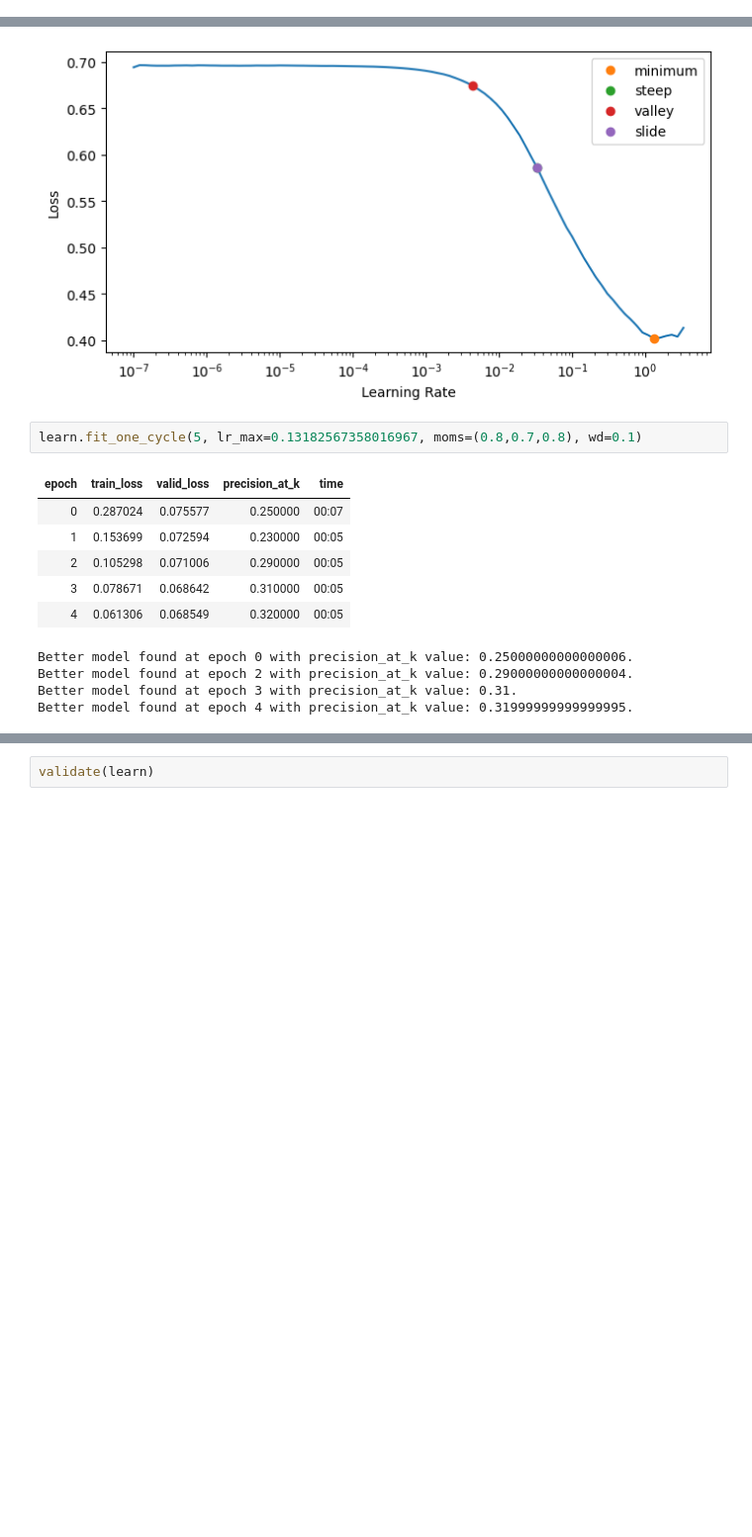
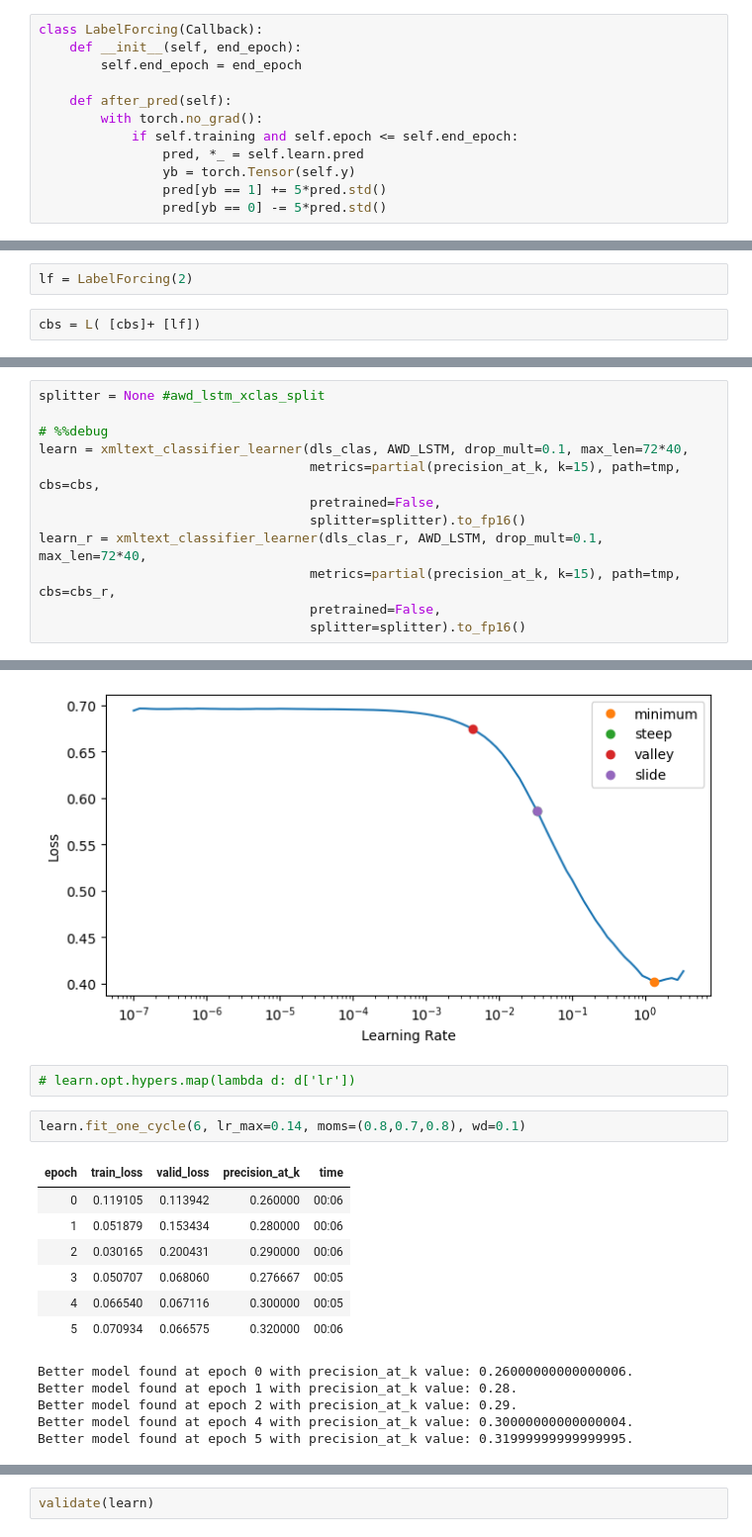
Before and after one commit to debjyotiSRoy/xcube, a Jupyter notebook: nbs/18_tutorial.train_mimic3.ipynb, the cells around one changed output, grey strips where cells are left out. Shown: that part at 99% size. Cells and saved outputs as stored; diff of their text form; blank space fills up the shorter version.

```diff
--- a/nbs/18_tutorial.train_mimic3.ipynb
+++ b/nbs/18_tutorial.train_mimic3.ipynb
@@ -689,3 +689,15 @@ fname = 'mimic3-9k_clas_tiny'
 fname_r = fname+'_r'
 cbs=SaveModelCallback(monitor='precision_at_k', fname=fname, with_opt=True, reset_on_fit=True)
 cbs_r=SaveModelCallback(monitor='precision_at_k', fname=fname_r, with_opt=True, reset_on_fit=True)
+# %%
+class LabelForcing(Callback):
+    def __init__(self, end_epoch):
+        self.end_epoch = end_epoch
+
+    def after_pred(self):
+        with torch.no_grad():
+            if self.training and self.epoch <= self.end_epoch:
+                pred, *_ = self.learn.pred
+                yb = torch.Tensor(self.y)
+                pred[yb == 1] += 5*pred.std()
+                pred[yb == 0] -= 5*pred.std()
@@ -691,0 +733,4 @@ cbs_r=SaveModelCallback(monitor='precision_at_k', fname=fname_r, with_opt=True,
+# %%
+lf = LabelForcing(2)
+# %%
+cbs = L( [cbs]+ [lf])
@@ -701,0 +750,12 @@ learn_r = xmltext_classifier_learner(dls_clas_r, AWD_LSTM, drop_mult=0.1, max_le
+# %%
+splitter = None #awd_lstm_xclas_split
+
+# %%debug
+learn = xmltext_classifier_learner(dls_clas, AWD_LSTM, drop_mult=0.1, max_len=72*40,
+                                   metrics=partial(precision_at_k, k=15), path=tmp, cbs=cbs,
+                                   pretrained=False,
+                                   splitter=splitter).to_fp16()
+learn_r = xmltext_classifier_learner(dls_clas_r, AWD_LSTM, drop_mult=0.1, max_len=72*40,
+                                   metrics=partial(precision_at_k, k=15), path=tmp, cbs=cbs_r,
+                                   pretrained=False,
+                                   splitter=splitter).to_fp16()
@@ -740,16 +824,20 @@ lr_min, lr_steep, lr_valley, lr_slide
  0.004365158267319202,
  0.033113110810518265)
 [figure]
+# %%
+# learn.opt.hypers.map(lambda d: d['lr'])
 # %%
-learn.fit_one_cycle(5, lr_max=0.13182567358016967, moms=(0.8,0.7,0.8), wd=0.1)
+learn.fit_one_cycle(6, lr_max=0.14, moms=(0.8,0.7,0.8), wd=0.1)
 # %% [output]
 | epoch | train_loss | valid_loss | precision_at_k | time |
-| 0 | 0.287024 | 0.075577 | 0.250000 | 00:07 |
-| 1 | 0.153699 | 0.072594 | 0.230000 | 00:05 |
-| 2 | 0.105298 | 0.071006 | 0.290000 | 00:05 |
-| 3 | 0.078671 | 0.068642 | 0.310000 | 00:05 |
-| 4 | 0.061306 | 0.068549 | 0.320000 | 00:05 |
+| 0 | 0.119105 | 0.113942 | 0.260000 | 00:06 |
+| 1 | 0.051879 | 0.153434 | 0.280000 | 00:06 |
+| 2 | 0.030165 | 0.200431 | 0.290000 | 00:06 |
+| 3 | 0.050707 | 0.068060 | 0.276667 | 00:05 |
+| 4 | 0.066540 | 0.067116 | 0.300000 | 00:05 |
+| 5 | 0.070934 | 0.066575 | 0.320000 | 00:06 |
-Better model found at epoch 0 with precision_at_k value: 0.25000000000000006.
-Better model found at epoch 2 with precision_at_k value: 0.29000000000000004.
-Better model found at epoch 3 with precision_at_k value: 0.31.
-Better model found at epoch 4 with precision_at_k value: 0.31999999999999995.
+Better model found at epoch 0 with precision_at_k value: 0.26000000000000006.
+Better model found at epoch 1 with precision_at_k value: 0.28.
+Better model found at epoch 2 with precision_at_k value: 0.29.
+Better model found at epoch 4 with precision_at_k value: 0.30000000000000004.
+Better model found at epoch 5 with precision_at_k value: 0.31999999999999995.
```
Also changed, not shown: parts of 41 cells of this notebook, 6 other files.
